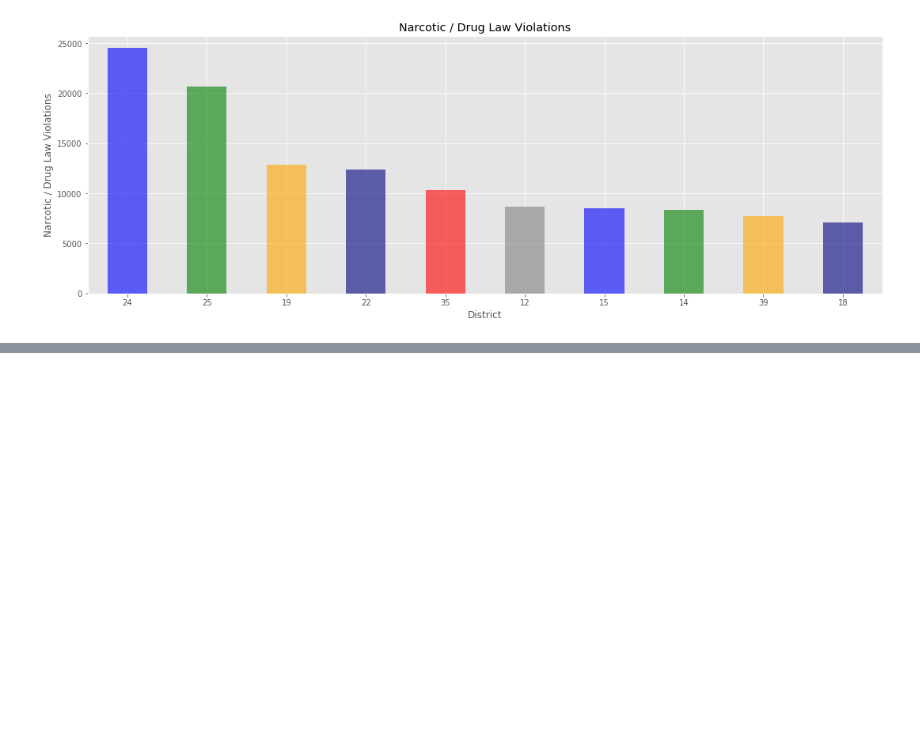
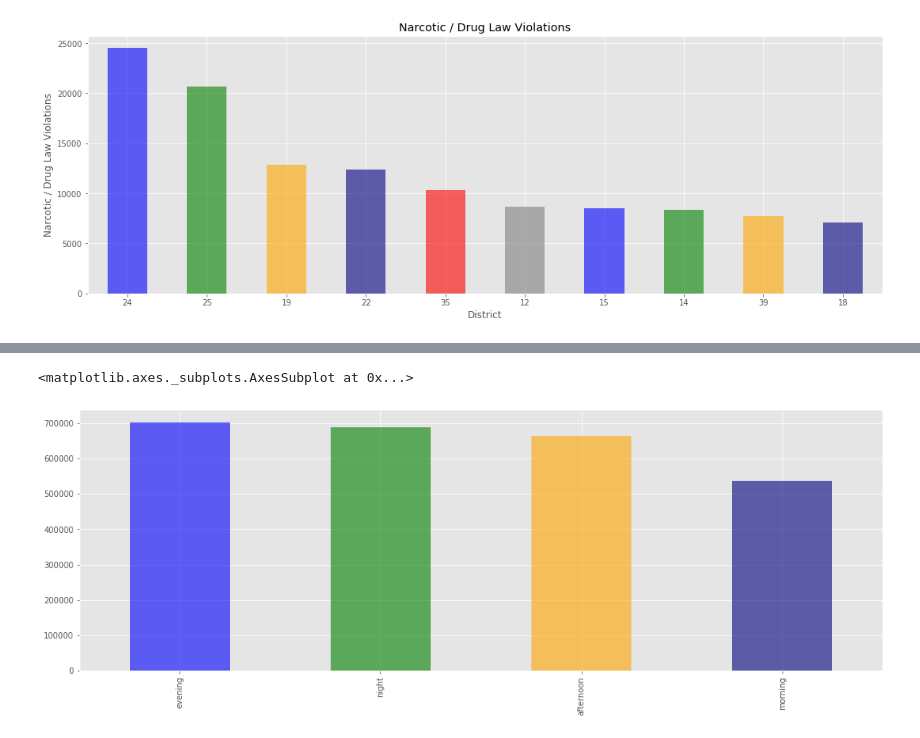
Before and after one commit to emunozlorenzo/DataCopCrimePrediction, a Jupyter notebook: notebooks/10_DataAnalysis.ipynb, the cells around one changed output, grey strips where cells are left out. Cells and saved outputs as stored; diff of their text form; code cells hidden in the pictures; blank space fills up the shorter version.

Commit message:
Data Analysis

```diff
--- a/notebooks/10_DataAnalysis.ipynb
+++ b/notebooks/10_DataAnalysis.ipynb
@@ -29,7 +29,7 @@ pd.set_option('display.max_rows', 500)
 # data = pd.read_csv(io.BytesIO(obj['Body'].read()))
 
 ### Second way: Local
-# data = pd.read_csv('../data/CSV/crime_philadelphia_20062019.csv')
+data = pd.read_csv('../data/CSV/crime_philadelphia_20062019.csv')
 
 # Select Columns
 data = data[['dispatch_date','dispatch_time','dc_dist','psa','location_block','ucr_general','text_general_code','point_x','point_y']]
@@ -153,0 +156,7 @@ plt.xticks(rotation=0);
+# %%
+def hour_df(x):
+    x_hour = x[:2]
+    return int(x_hour)
+# %%
+df['hour'] =df['dispatch_time'].apply(hour_df)
+df.head()
@@ -153,0 +170,17 @@ plt.xticks(rotation=0);
+# %%
+def timeslot(x):
+    if x >= 22 or x < 6:
+        return 'night'
+    elif x >= 6 and x < 12:
+        return 'morning'
+    elif x >= 12 and x < 17:
+        return 'afternoon'
+    else:
+        return 'evening'
+
+df['timeslot'] = df['hour'].apply(timeslot)
+# %%
+df['timeslot'].value_counts().plot(kind='bar',color=['blue','green','orange','navy','red','grey'],alpha=0.6,figsize=(18,6))
+# %% [output]
+<matplotlib.axes._subplots.AxesSubplot at 0x...>
+[figure, added]
```
Also changed, not shown: parts of 2 cells of this notebook.
